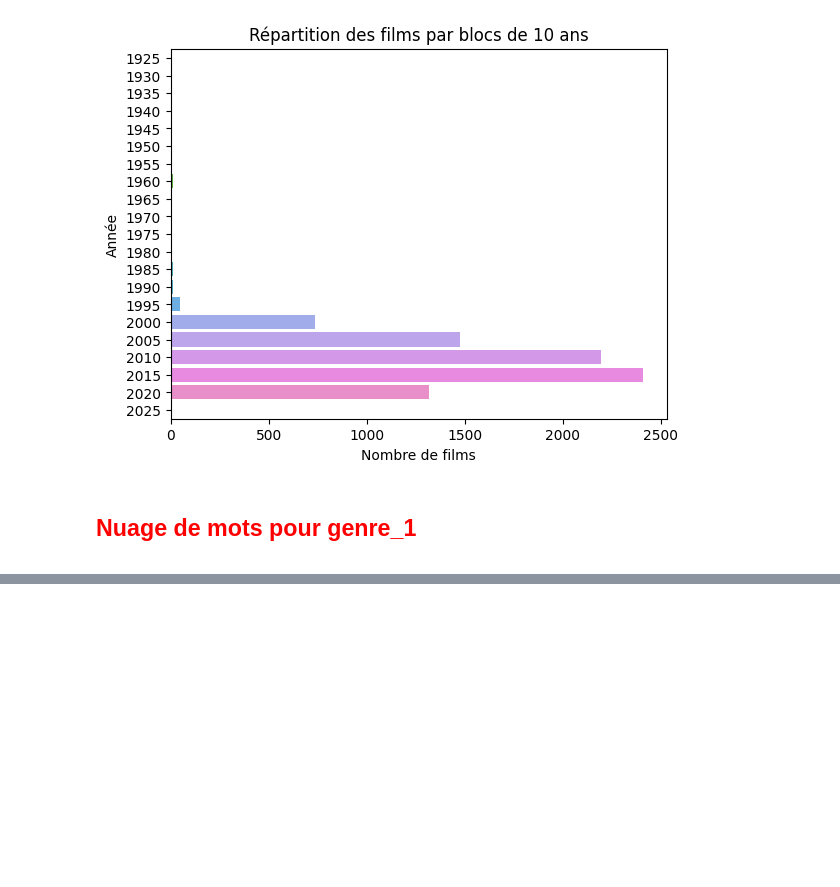
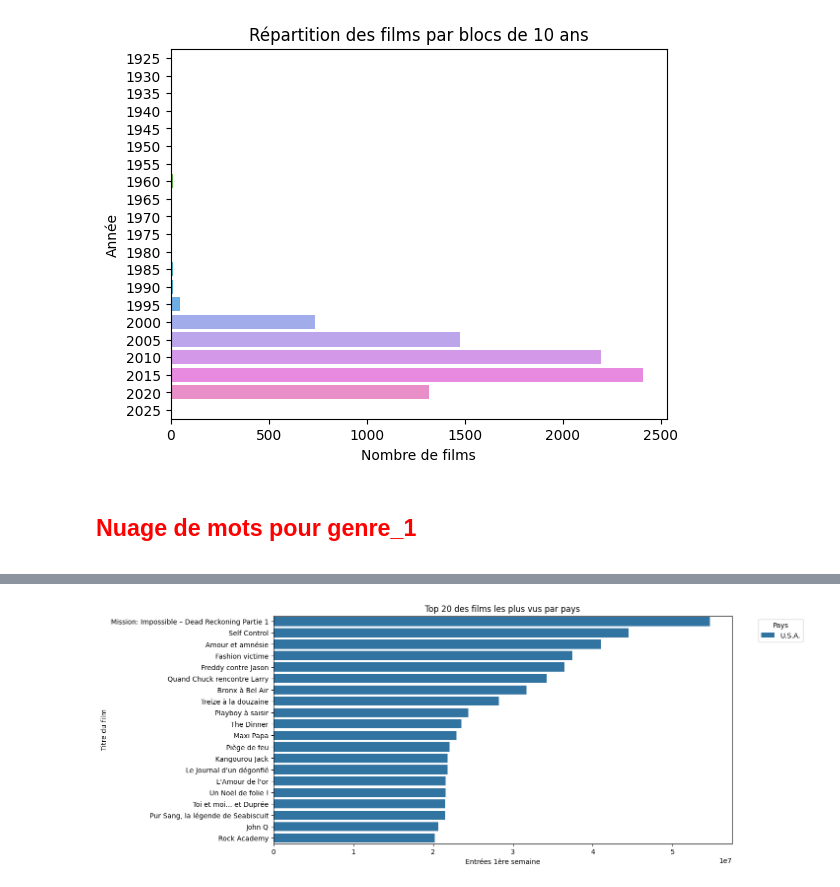
Before and after one commit to impejonathan/ML_recap, a Jupyter notebook: 2_analyse_allocine.ipynb, the cells around one changed output, grey strips where cells are left out. Drawn from its saved outputs; the diff is of its cells as text; code cells hidden in the pictures; blank space fills up the shorter version.

```diff
--- a/2_analyse_allocine.ipynb
+++ b/2_analyse_allocine.ipynb
@@ -153,0 +189,16 @@ plt.show()
+# %%
+import seaborn as sns
+import matplotlib.pyplot as plt
+
+# Supposons que votre DataFrame s'appelle df
+top_20 = df.sort_values(by='Entrées_1ère_semaine', ascending=False).head(20)
+
+plt.figure(figsize=(12,6))
+sns.barplot(data=top_20, x='Entrées_1ère_semaine', y='titre', hue='pays_1')
+plt.legend(title='Pays', bbox_to_anchor=(1.05, 1), loc=2)
+plt.title('Top 20 des films les plus vus par pays')
+plt.xlabel('Entrées 1ère semaine')
+plt.ylabel('Titre du film')
+plt.show()
+# %% [output]
+[figure, added]
```
Also changed, not shown: parts of 12 cells of this notebook, 1 other file.
